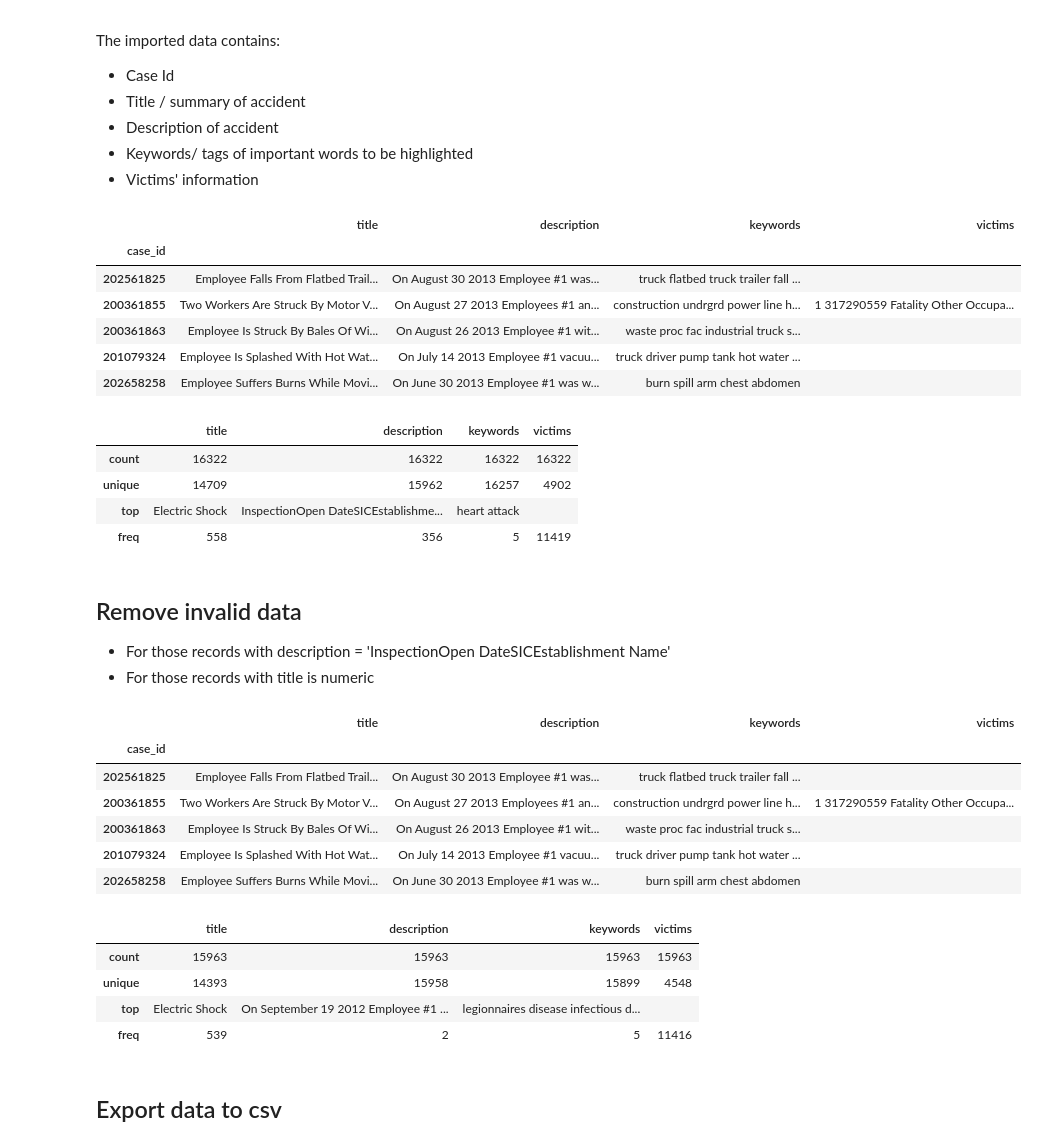
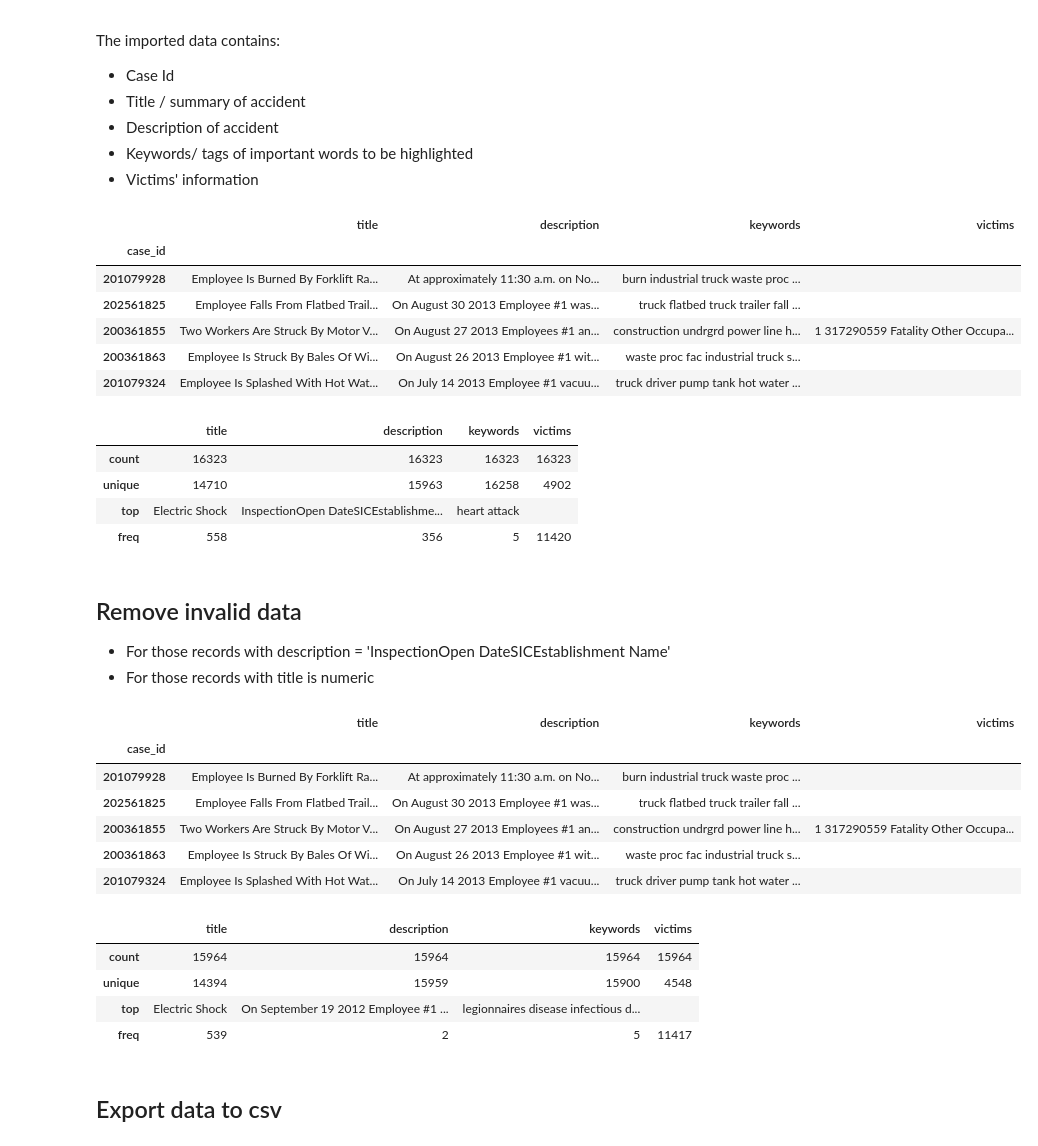
Before and after one commit to woo-chia-wei/osha-accidental-analysis, a Jupyter notebook: 01_data_extraction.ipynb, the cells around one changed output. Drawn from its saved outputs; the diff is of its cells as text; code cells hidden in the pictures.

Commit message:
Fixed bug: missing first record at initial import from excel.

```diff
--- a/01_data_extraction.ipynb
+++ b/01_data_extraction.ipynb
@@ -13,25 +13,25 @@ The imported data contains:
 * Victims' information
 # %%
 osha_filename = os.path.join(os.getcwd(), 'input_data', 'osha.xlsx')
-df = pd.read_excel(osha_filename, names=['case_id', 'title', 'description', 'keywords', 'victims'])
+df = pd.read_excel(osha_filename, names=['case_id', 'title', 'description', 'keywords', 'victims'], header=None)
 df = df.set_index('case_id', drop=True)
 df.head()
 # %% [output]
 |  | title | description | keywords | victims |
 | case_id |  |  |  |  |
+| 201079928 | Employee Is Burned By Forklift Ra... | At approximately 11:30 a.m. on No... | burn industrial truck waste proc ... |  |
 | 202561825 | Employee Falls From Flatbed Trail... | On August 30 2013 Employee #1 was... | truck flatbed truck trailer fall ... |  |
 | 200361855 | Two Workers Are Struck By Motor V... | On August 27 2013 Employees #1 an... | construction undrgrd power line h... | 1 317290559 Fatality Other Occupa... |
 | 200361863 | Employee Is Struck By Bales Of Wi... | On August 26 2013 Employee #1 wit... | waste proc fac industrial truck s... |  |
 | 201079324 | Employee Is Splashed With Hot Wat... | On July 14 2013 Employee #1 vacuu... | truck driver pump tank hot water ... |  |
-| 202658258 | Employee Suffers Burns While Movi... | On June 30 2013 Employee #1 was w... | burn spill arm chest abdomen |  |
 # %%
 df.describe()
 # %% [output]
 |  | title | description | keywords | victims |
-| count | 16322 | 16322 | 16322 | 16322 |
-| unique | 14709 | 15962 | 16257 | 4902 |
+| count | 16323 | 16323 | 16323 | 16323 |
+| unique | 14710 | 15963 | 16258 | 4902 |
 | top | Electric Shock | InspectionOpen DateSICEstablishme... | heart attack |  |
-| freq | 558 | 356 | 5 | 11419 |
+| freq | 558 | 356 | 5 | 11420 |
 # %% [markdown]
 ## Remove invalid data
 * For those records with description = 'InspectionOpen DateSICEstablishment Name'
@@ -44,19 +44,19 @@ df.head()
 # %% [output]
 |  | title | description | keywords | victims |
 | case_id |  |  |  |  |
+| 201079928 | Employee Is Burned By Forklift Ra... | At approximately 11:30 a.m. on No... | burn industrial truck waste proc ... |  |
 | 202561825 | Employee Falls From Flatbed Trail... | On August 30 2013 Employee #1 was... | truck flatbed truck trailer fall ... |  |
 | 200361855 | Two Workers Are Struck By Motor V... | On August 27 2013 Employees #1 an... | construction undrgrd power line h... | 1 317290559 Fatality Other Occupa... |
 | 200361863 | Employee Is Struck By Bales Of Wi... | On August 26 2013 Employee #1 wit... | waste proc fac industrial truck s... |  |
 | 201079324 | Employee Is Splashed With Hot Wat... | On July 14 2013 Employee #1 vacuu... | truck driver pump tank hot water ... |  |
-| 202658258 | Employee Suffers Burns While Movi... | On June 30 2013 Employee #1 was w... | burn spill arm chest abdomen |  |
 # %%
 df.describe()
 # %% [output]
 |  | title | description | keywords | victims |
-| count | 15963 | 15963 | 15963 | 15963 |
-| unique | 14393 | 15958 | 15899 | 4548 |
+| count | 15964 | 15964 | 15964 | 15964 |
+| unique | 14394 | 15959 | 15900 | 4548 |
 | top | Electric Shock | On September 19 2012 Employee #1 ... | legionnaires disease infectious d... |  |
-| freq | 539 | 2 | 5 | 11416 |
+| freq | 539 | 2 | 5 | 11417 |
 # %% [markdown]
 ## Export data to csv
 # %%
```
Also changed, not shown: 5 other files.
